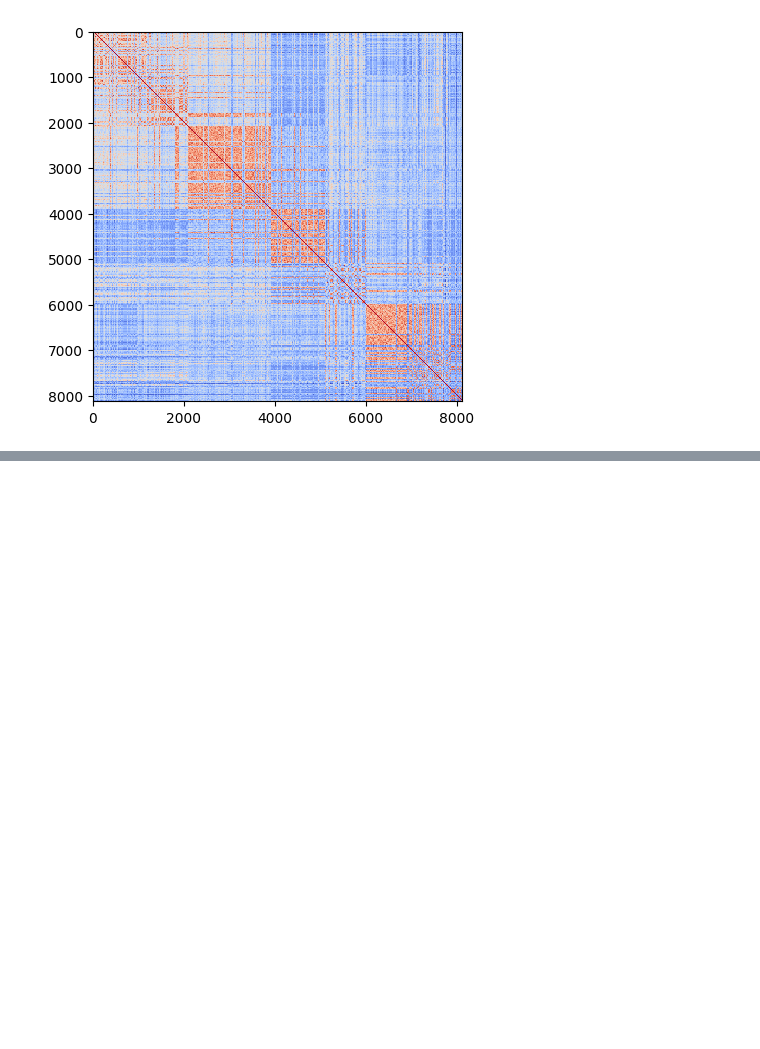
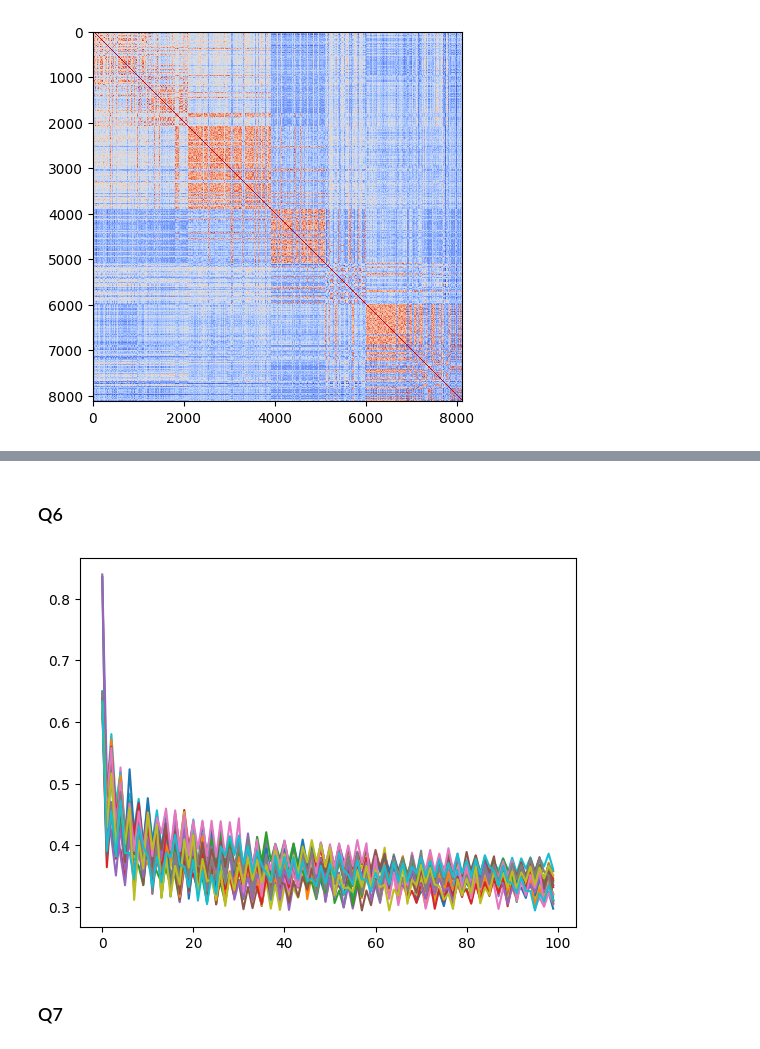
Before and after one commit to matthieuneau/l-bgfs, a Jupyter notebook: tp.ipynb, the cells around one changed output, grey strips where cells are left out. Cells and saved outputs as stored; diff of their text form; code cells hidden in the pictures; blank space fills up the shorter version.

```diff
--- a/tp.ipynb
+++ b/tp.ipynb
@@ -133,0 +227,40 @@ Iteration 90, loss: 0.016528928847349376
+# %% [markdown]
+### Q6
+# %%
+def regularized_loss(x: np.ndarray, lambda_: float):
+    return loss(x) + np.linalg.norm(x, ord=1) * lambda_
+
+def regularized_grad(x: np.ndarray, lambda_: float):
+    return grad_loss(x) + lambda_ * np.sign(x)
+
+def regularized_stochastic_grad(x: np.ndarray, lambda_: float, batch_size: int = 1):
+    indices = np.random.choice(n_features, batch_size, replace=False)
+    grad = np.zeros(n_features)
+    for index in indices:
+        grad += -2 * np.exp(np.dot(X[index], x)) * (np.exp(np.dot(X[index], x)) * (y[index] - 1) + y[index]) * X[index] / (1 + np.exp(np.dot(X[index], x)))**3
+    grad/=batch_size
+    grad += lambda_ * np.sign(x)
+    return grad
+
+def regularized_adagrad(x0: np.ndarray, eta: float, n_iter:int, lambda_: float, epsilon: float = 1e-8, batch_size: int = 1):
+    x = x0
+    G = np.zeros(n_features)
+    loss_history = []
+    for i in range(n_iter):
+        g = regularized_stochastic_grad(x, lambda_, batch_size=1)
+        G += g**2
+        x = x - (eta/np.sqrt(G + epsilon)) * g
+        loss_history.append(regularized_loss(x, lambda_))
+    return x, loss_history
+
+for _ in range(20):
+    x0 = np.random.rand(n_features)/n_features
+    eta = 0.1
+    n_iter = 100
+    lambda_ = 0.04
+    loss_history = regularized_adagrad(x0, eta, n_iter, lambda_)[1]
+    plt.plot(range(n_iter), loss_history)
+# %% [output]
+[figure, added]
+# %% [markdown]
+### Q7
```
Also changed, not shown: parts of 28 cells of this notebook, 1 other file.
